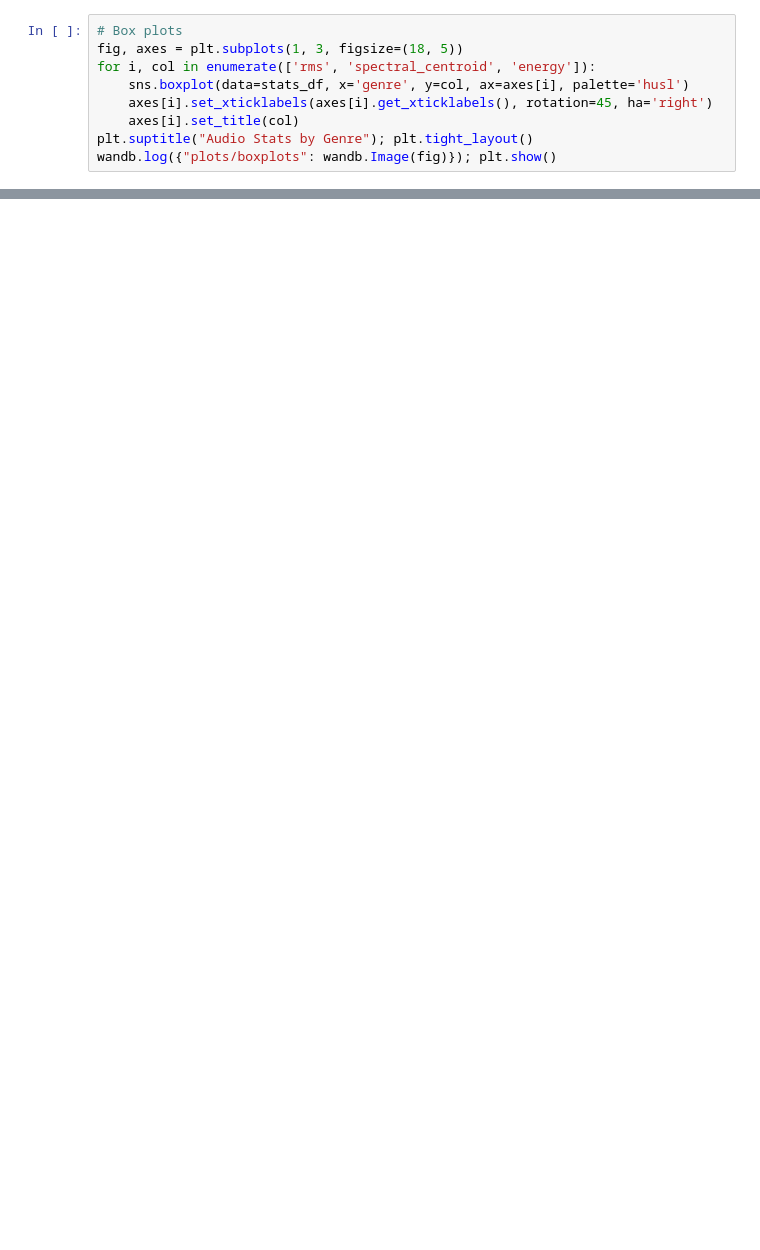
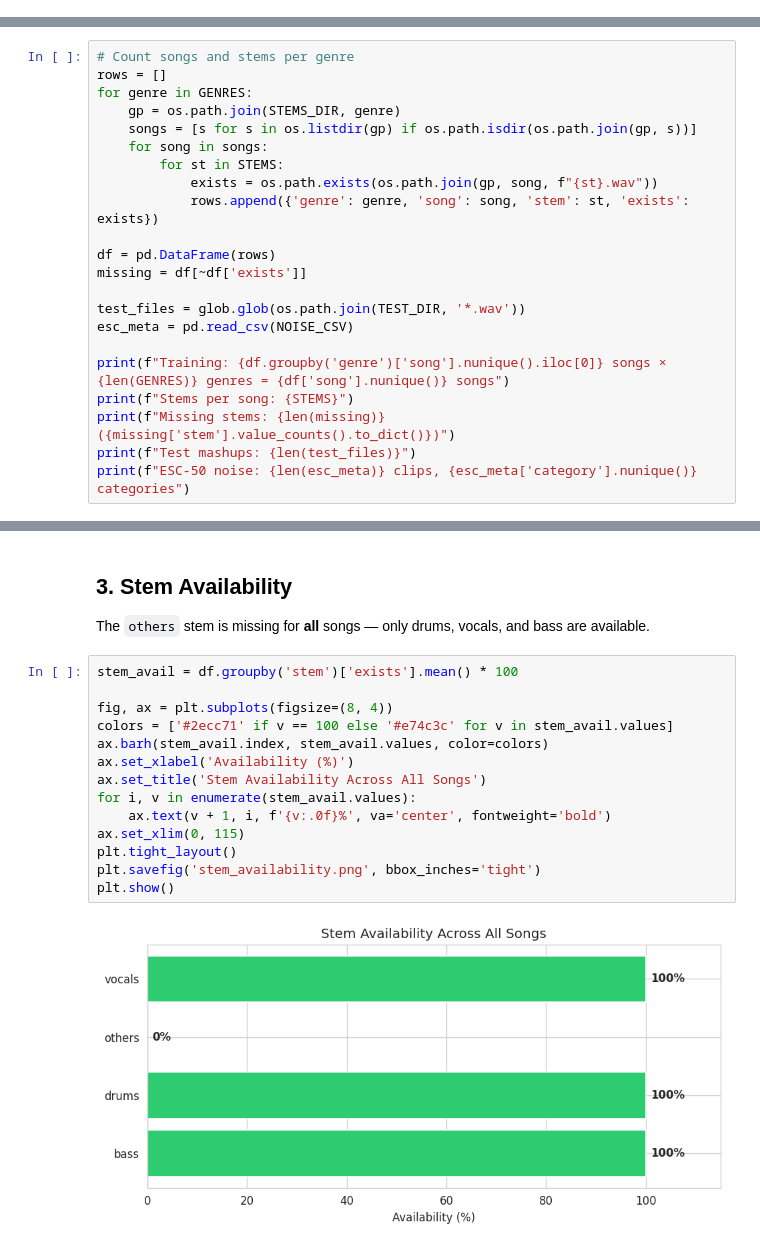
Before and after one commit to aloktripathi1/Music-Genre-Classification, a Jupyter notebook: notebooks/01_eda.ipynb, the cells around one changed output, grey strips where cells are left out. Saved outputs shown, nothing was run; the diff lists cells and outputs as text; blank space fills up the shorter version.

Commit message:
performed basic eda on messy mashup data

```diff
--- a/notebooks/01_eda.ipynb
+++ b/notebooks/01_eda.ipynb
@@ -177,9 +0,0 @@ wandb.log({"plots/class_distribution": wandb.Image(fig)}); plt.show()
-# %%
-# Box plots
-fig, axes = plt.subplots(1, 3, figsize=(18, 5))
-for i, col in enumerate(['rms', 'spectral_centroid', 'energy']):
-    sns.boxplot(data=stats_df, x='genre', y=col, ax=axes[i], palette='husl')
-    axes[i].set_xticklabels(axes[i].get_xticklabels(), rotation=45, ha='right')
-    axes[i].set_title(col)
-plt.suptitle("Audio Stats by Genre"); plt.tight_layout()
-wandb.log({"plots/boxplots": wandb.Image(fig)}); plt.show()
@@ -324,0 +29,22 @@ Find logs at: ./wandb/run-20260318_103703-gv6n1l87/logs
+# %%
+# Count songs and stems per genre
+rows = []
+for genre in GENRES:
+    gp = os.path.join(STEMS_DIR, genre)
+    songs = [s for s in os.listdir(gp) if os.path.isdir(os.path.join(gp, s))]
+    for song in songs:
+        for st in STEMS:
+            exists = os.path.exists(os.path.join(gp, song, f"{st}.wav"))
+            rows.append({'genre': genre, 'song': song, 'stem': st, 'exists': exists})
+
+df = pd.DataFrame(rows)
+missing = df[~df['exists']]
+
+test_files = glob.glob(os.path.join(TEST_DIR, '*.wav'))
+esc_meta = pd.read_csv(NOISE_CSV)
+
+print(f"Training: {df.groupby('genre')['song'].nunique().iloc[0]} songs × {len(GENRES)} genres = {df['song'].nunique()} songs")
+print(f"Stems per song: {STEMS}")
+print(f"Missing stems: {len(missing)} ({missing['stem'].value_counts().to_dict()})")
+print(f"Test mashups: {len(test_files)}")
+print(f"ESC-50 noise: {len(esc_meta)} clips, {esc_meta['category'].nunique()} categories")
@@ -324,0 +82,19 @@ Find logs at: ./wandb/run-20260318_103703-gv6n1l87/logs
+# %% [markdown]
+## 3. Stem Availability
+The `others` stem is missing for **all** songs — only drums, vocals, and bass are available.
+# %%
+stem_avail = df.groupby('stem')['exists'].mean() * 100
+
+fig, ax = plt.subplots(figsize=(8, 4))
+colors = ['#2ecc71' if v == 100 else '#e74c3c' for v in stem_avail.values]
+ax.barh(stem_avail.index, stem_avail.values, color=colors)
+ax.set_xlabel('Availability (%)')
+ax.set_title('Stem Availability Across All Songs')
+for i, v in enumerate(stem_avail.values):
+    ax.text(v + 1, i, f'{v:.0f}%', va='center', fontweight='bold')
+ax.set_xlim(0, 115)
+plt.tight_layout()
+plt.savefig('stem_availability.png', bbox_inches='tight')
+plt.show()
+# %% [output]
+[figure, added]
```
Also changed, not shown: parts of 39 cells of this notebook.
